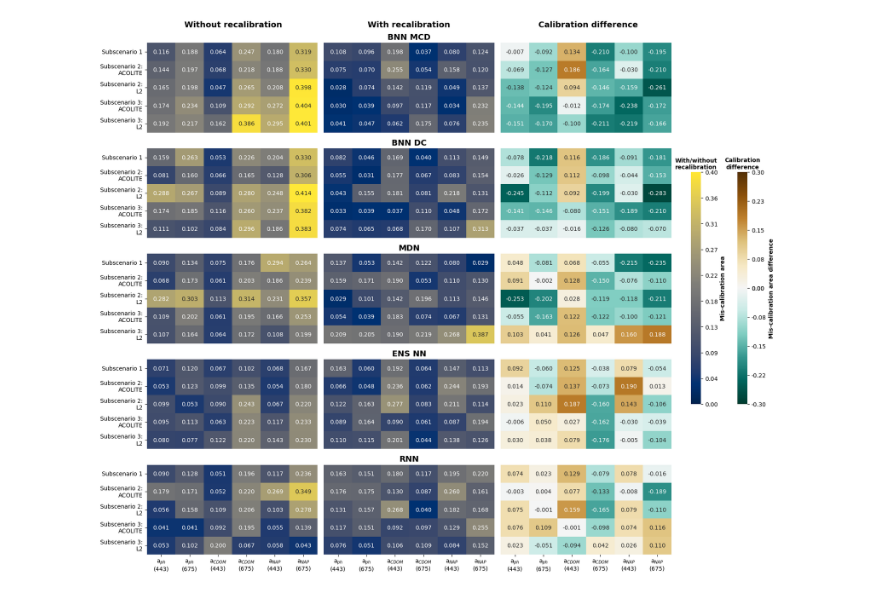
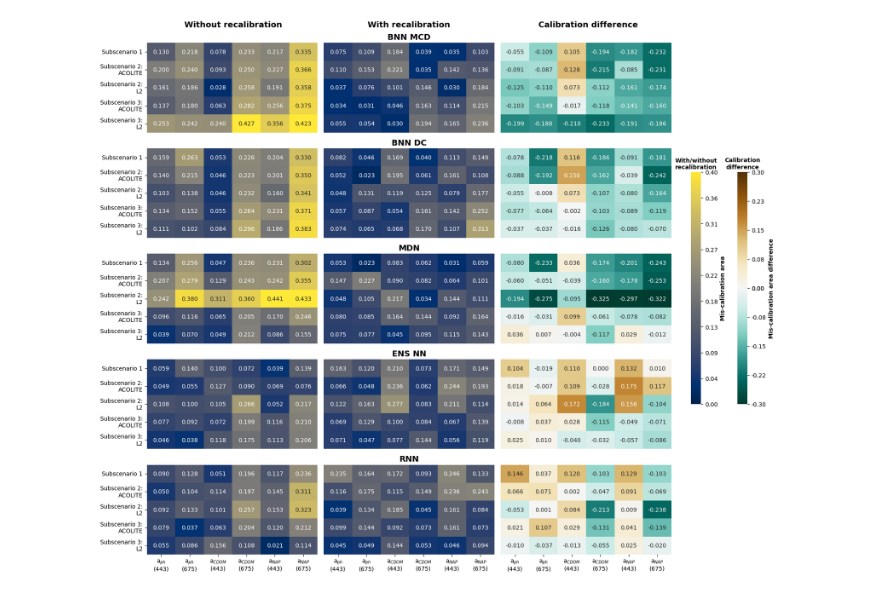
Before and after one commit to mowerther/iop_nns, a Jupyter notebook: miscalibration_heatmaps.ipynb, the cells around one changed output. Cells and saved outputs as stored; diff of their text form; code cells hidden in the pictures.

Commit message:
Plot updates
Median models

```diff
--- a/miscalibration_heatmaps.ipynb
+++ b/miscalibration_heatmaps.ipynb
@@ -169,29 +230,65 @@ model_file_mapping = {
     'RNN': 'rnn'
 }
 
+# def get_median_model_ma(file_path):
+#     try:
+#         df = pd.read_csv(file_path)
+#         if 'model' not in df.columns or 'MdSA' not in df.columns:
+#             return [np.nan] * len(variables)
+
+#         median_mdsa = df.groupby('model')['MdSA'].median().sort_values()
+#         if len(median_mdsa) == 0:
+#             return [np.nan] * len(variables)
+
+#         median_model = median_mdsa.index[len(median_mdsa) // 2]
+#         median_model_data = df[df['model'] == median_model]
+
+#         ma_values = []
+#         for var in variables:
+#             var_data = median_model_data[median_model_data['variable'] == var]
+#             if len(var_data) > 0:
+#                 ma_values.append(var_data['MA'].iloc[0])
+#             else:
+#                 ma_values.append(np.nan)
+
+#         return ma_values
+#     except Exception as e:
+#         return [np.nan] * len(variables)
+
 def get_median_model_ma(file_path):
     try:
         df = pd.read_csv(file_path)
-        if 'model' not in df.columns or 'MdSA' not in df.columns:
+        if 'model' not in df.columns or 'variable' not in df.columns or 'MdSA' not in df.columns:
+            print(f"Required columns not found in {file_path}")
             return [np.nan] * len(variables)
 
-        median_mdsa = df.groupby('model')['MdSA'].median().sort_values()
-        if len(median_mdsa) == 0:
+        # Filter for only the 443 nm variables
+        vars_443 = ['aph_443', 'aCDOM_443', 'aNAP_443']
+        df_443 = df[df['variable'].isin(vars_443)]
+
+        # Calculate the median MdSA across the 443 nm variables for each model
+        median_mdsa_443 = df_443.groupby('model')['MdSA'].sum().sort_values()
+
+        if len(median_mdsa_443) == 0:
+            print(f"No valid data found in {file_path}")
             return [np.nan] * len(variables)
 
-        median_model = median_mdsa.index[len(median_mdsa) // 2]
-        median_model_data = df[df['model'] == median_model]
+        # Select the median model
+        median_model = median_mdsa_443.index[len(median_mdsa_443) // 2]
 
+        # Get MA values for all variables for the median model
         ma_values = []
         for var in variables:
-            var_data = median_model_data[median_model_data['variable'] == var]
+            var_data = df[(df['model'] == median_model) & (df['variable'] == var)]
             if len(var_data) > 0:
                 ma_values.append(var_data['MA'].iloc[0])
             else:
                 ma_values.append(np.nan)
 
         return ma_values
+
     except Exception as e:
+        print(f"Error processing {file_path}: {str(e)}")
         return [np.nan] * len(variables)
 
 def process_data(base_path):
@@ -254,34 +351,34 @@ for i, model in enumerate(models):
     if i < 4:
         for j in range(3):
             axs[i, j].set_xticklabels([])
 
     if i == 4:
         for j in range(3):
             axs[i, j].set_xticks(np.arange(len(variables)) + 0.5)
             axs[i, j].set_xticklabels(variables_formatted)
 
     axs[i, 1].set_title(display_name, fontsize=14, fontweight='bold')
 
 cbar_before_after.set_ylabel('Mis-calibration area', fontsize=10, fontweight='bold')
 cbar_before_after.set_title('With/without\nrecalibration', fontsize=10, fontweight='bold')
 cbar_before_after.yaxis.set_ticks(ticks_before_after)
 cbar_before_after.yaxis.set_ticklabels([f'{x:.2f}' for x in ticks_before_after])
 # somehow shows no effect, not sure how to have the extend='max' active
 cbar_before_after.extend = 'max'
 
 cbar_change.set_ylabel('Mis-calibration area difference', fontsize=10, fontweight='bold')
 cbar_change.set_title('Calibration\ndifference', fontsize=10, fontweight='bold')
 cbar_change.yaxis.set_ticks(ticks_change)
 cbar_change.yaxis.set_ticklabels([f'{x:.2f}' for x in ticks_change])
 
 fig.text(0.21, 0.95, 'Without recalibration', ha='center', fontsize=14, fontweight='bold')
 fig.text(0.475, 0.95, 'With recalibration', ha='center', fontsize=14, fontweight='bold')
 fig.text(0.745, 0.95, 'Calibration difference', ha='center', fontsize=14, fontweight='bold')
 
 plt.tight_layout(rect=[0, 0, 0.88, 0.95])
-plt.savefig('C:/SwitchDrive/Data/Plots/miscalibration_prisma.pdf', dpi=300, bbox_inches='tight')
+#plt.savefig('C:/SwitchDrive/Data/Plots/miscalibration_prisma.pdf', dpi=300, bbox_inches='tight')
 plt.show()
 # %% [output]
-[figure, old version]
+[figure, new version]
 # %%
 ### Analysis of the heatmaps
```
Also changed, not shown: parts of 6 cells of this notebook, 1 other file.
